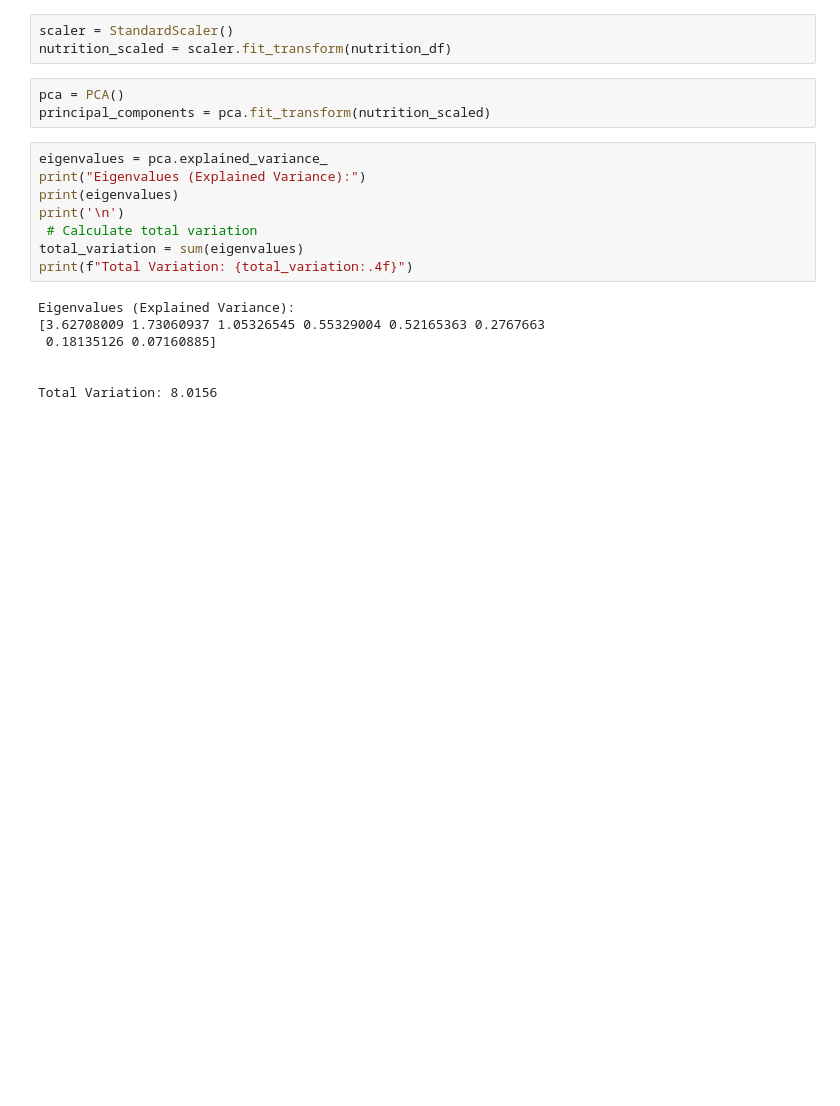
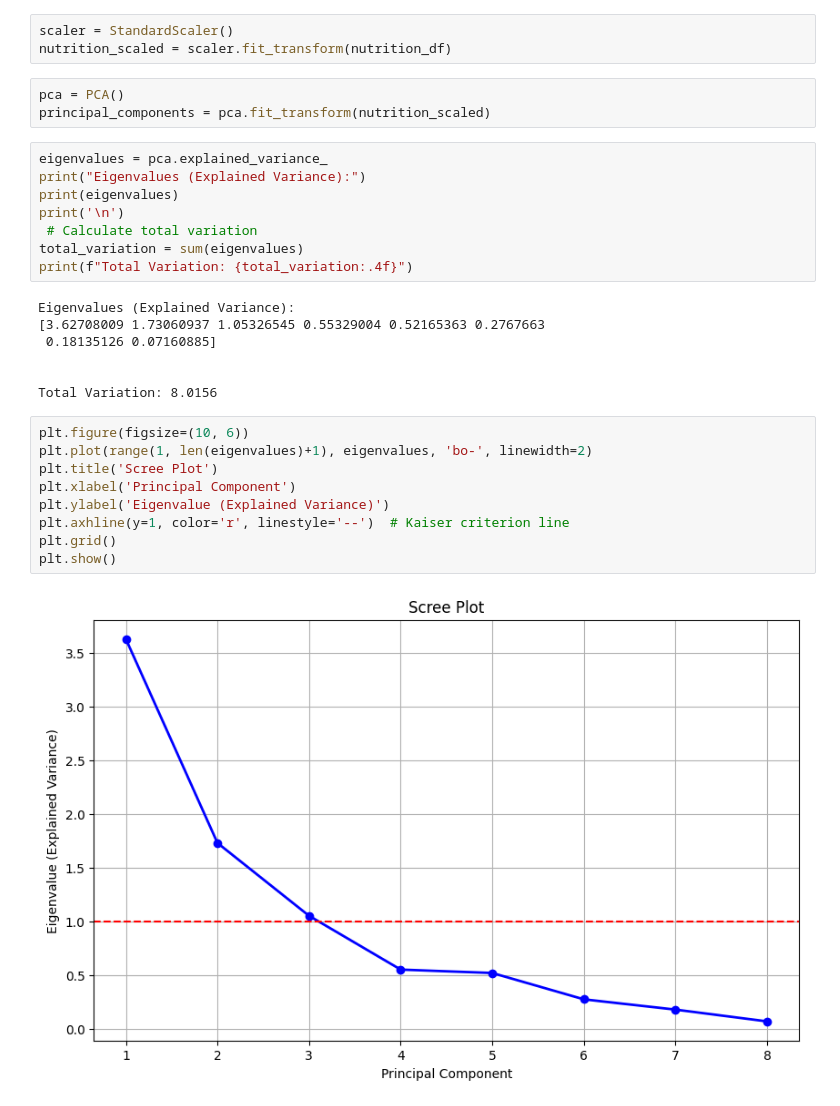
Before and after one commit to ishara1009/Fast-food-calorie-prediction, a Jupyter notebook: fastfood_calories.ipynb, the cells around one changed output. Drawn from its saved outputs; the diff is of its cells as text; blank space fills up the shorter version.

```diff
--- a/fastfood_calories.ipynb
+++ b/fastfood_calories.ipynb
@@ -197,3 +197,14 @@ Eigenvalues (Explained Variance):
 
 
 Total Variation: 8.0156
+# %%
+plt.figure(figsize=(10, 6))
+plt.plot(range(1, len(eigenvalues)+1), eigenvalues, 'bo-', linewidth=2)
+plt.title('Scree Plot')
+plt.xlabel('Principal Component')
+plt.ylabel('Eigenvalue (Explained Variance)')
+plt.axhline(y=1, color='r', linestyle='--')  # Kaiser criterion line
+plt.grid()
+plt.show()
+# %% [output]
+[figure, added]
```
